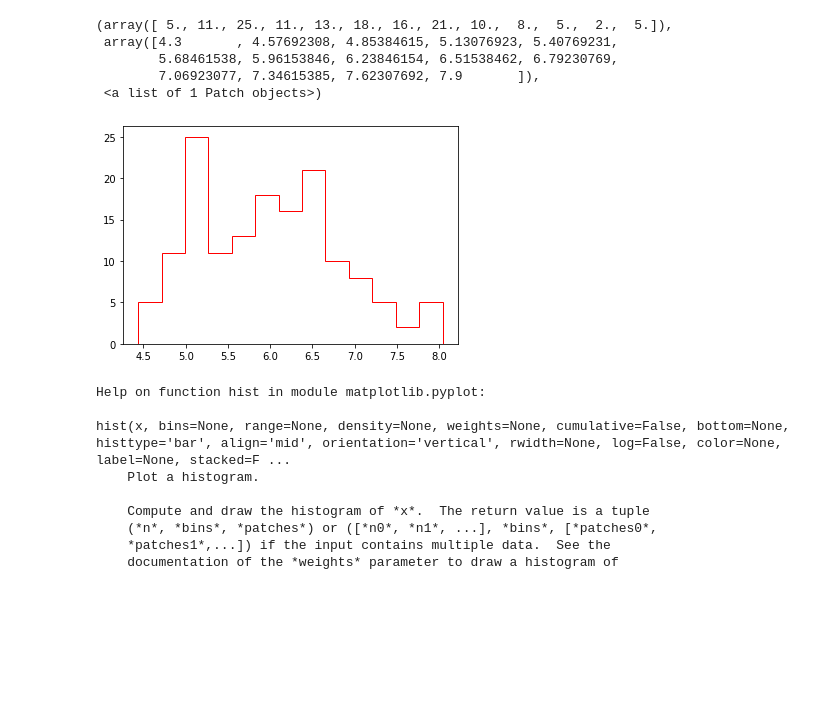
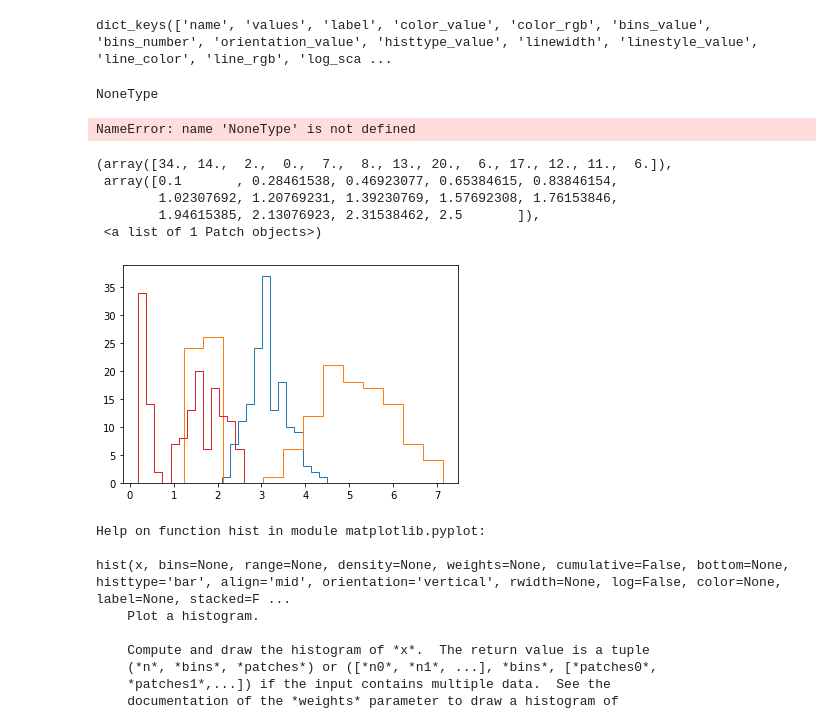
Before and after one commit to mpg-age-bioinformatics/flaski, a Jupyter notebook: utils/notebooks/histogram.ipynb, the cells around one changed output. Saved outputs shown, nothing was run; the diff lists cells and outputs as text; code cells hidden in the pictures; blank space fills up the shorter version.

Commit message:
histogram second push

```diff
--- a/utils/notebooks/histogram.ipynb
+++ b/utils/notebooks/histogram.ipynb
@@ -7,14 +9,33 @@ from sklearn import datasets
+# %%
+for a,b in groups_settings.items():
+    print(b.keys())
+# %% [output]
+dict_keys(['name', 'values', 'label', 'color_value', 'color_rgb', 'bins_value', 'bins_number', 'orientation_value', 'histtype_value', 'linewidth', 'linestyle_value', 'line_color', 'line_rgb', 'log_sca ...
+# %%
+type(None)
+# %% [output]
+NoneType
+# %%
+NoneType("None")
+# %% [output]
+NameError: name 'NoneType' is not defined
 # %%
 iris = datasets.load_iris()
-X = iris.data[:, :1]  # we only take the first two features
-plt.hist(X, bins="sqrt",histtype="step",align="right",color=("red"))
+X = iris.data[:, 1]  # we only take the first two features
+Y = iris.data[:, 2]
+Z = iris.data[:, 3]
+W = iris.data[:, 3]
+plt.hist(X, bins="sqrt",histtype="step",align="right")
+plt.hist(Y, bins="sqrt",histtype="step",align="right")
+plt.hist(Z, bins="sqrt",histtype="step",align="right")
+plt.hist(W, bins="sqrt",histtype="step",align="right")
 # %% [output]
-(array([ 5., 11., 25., 11., 13., 18., 16., 21., 10.,  8.,  5.,  2.,  5.]),
- array([4.3       , 4.57692308, 4.85384615, 5.13076923, 5.40769231,
-        5.68461538, 5.96153846, 6.23846154, 6.51538462, 6.79230769,
-        7.06923077, 7.34615385, 7.62307692, 7.9       ]),
+(array([34., 14.,  2.,  0.,  7.,  8., 13., 20.,  6., 17., 12., 11.,  6.]),
+ array([0.1       , 0.28461538, 0.46923077, 0.65384615, 0.83846154,
+        1.02307692, 1.20769231, 1.39230769, 1.57692308, 1.76153846,
+        1.94615385, 2.13076923, 2.31538462, 2.5       ]),
  <a list of 1 Patch objects>)
-[figure, old version]
+[figure, new version]
 # %%
 help(plt.hist)
 # %% [output]
```
Also changed, not shown: parts of 1 cell of this notebook, 15 other files.
